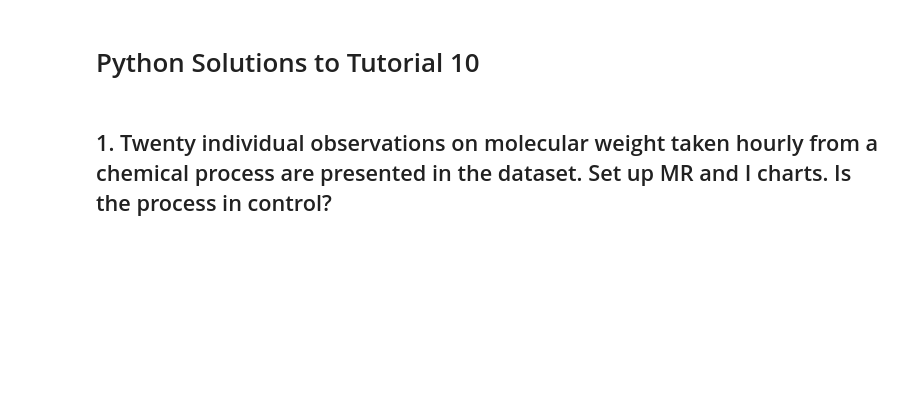
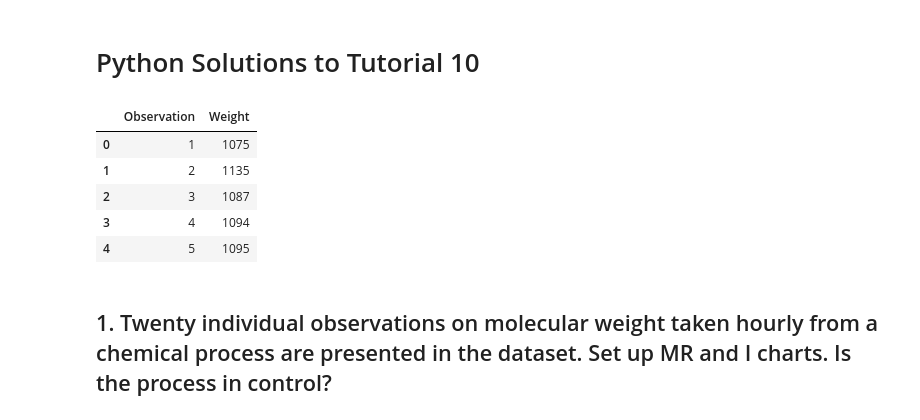
Before and after one commit to APS1040/Tutorials, a Jupyter notebook: Tutorial10.ipynb, the cells around one changed output. Cells and saved outputs as stored; diff of their text form; code cells hidden in the pictures; blank space fills up the shorter version.

```diff
--- a/Tutorial10.ipynb
+++ b/Tutorial10.ipynb
@@ -3,10 +3,21 @@
 # %%
 import numpy as np
 import pandas as pd
 import scipy.stats as stat
 import matplotlib.pyplot as plt
 
-df = pd.read_csv('Tutorial10_data.csv')
+#df = pd.read_csv('Tutorial10_data.csv')
+
+url = 'https://raw.githubusercontent.com/APS1040/Tutorials/main/Tutorial10_data.csv'
+df = pd.read_csv(url)
+df.head()
+# %% [output]
+|  | Observation | Weight |
+| 0 | 1 | 1075 |
+| 1 | 2 | 1135 |
+| 2 | 3 | 1087 |
+| 3 | 4 | 1094 |
+| 4 | 5 | 1095 |
 # %% [markdown]
 ## 1.	Twenty individual observations on molecular weight taken hourly from a chemical process are presented in the dataset. Set up MR and I charts. Is the process in control?
 # %%
```
